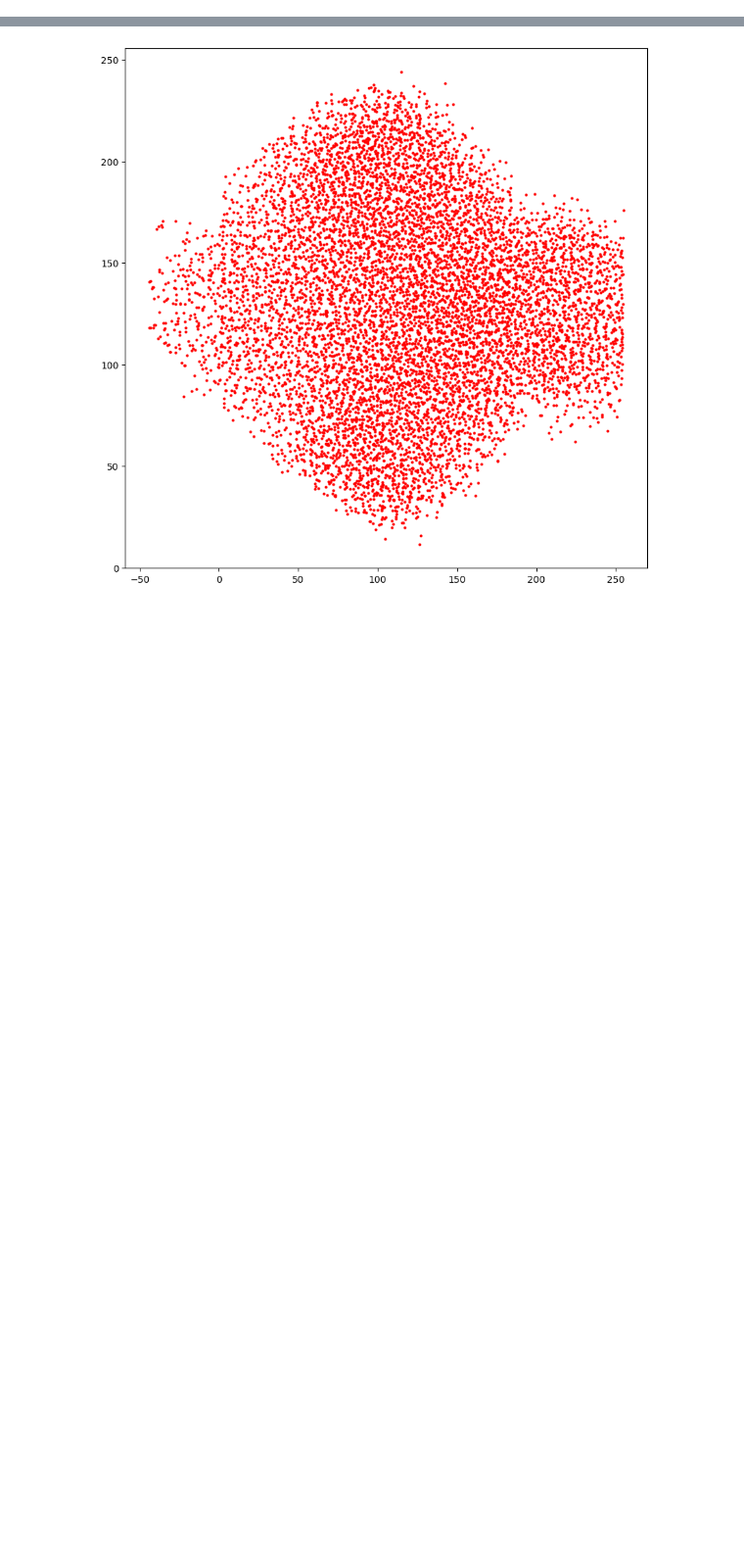
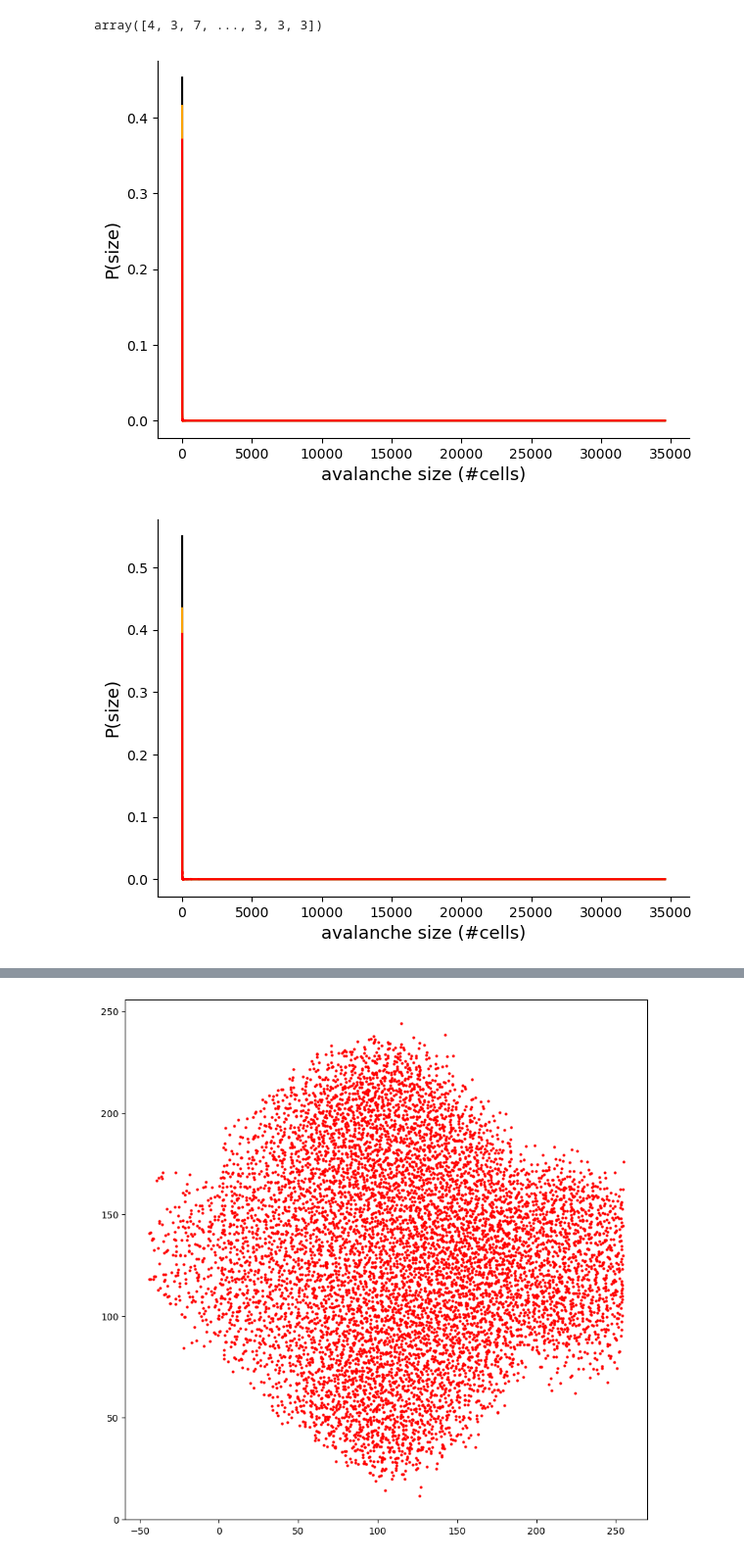
Before and after one commit to dafishcode/suite2p_analysis_py, a Jupyter notebook: Misc1.ipynb, the cells around one changed output, grey strips where cells are left out. Shown at 98% size. Saved outputs shown, nothing was run; the diff lists cells and outputs as text; code cells hidden in the pictures; blank space fills up the shorter version.

```diff
--- a/Misc1.ipynb
+++ b/Misc1.ipynb
@@ -36,0 +124,69 @@ The autoreload extension is already loaded. To reload it, use:
+# %%
+for i in range(len(blnlist)):
+    binvec = np.append(binvec, np.load(blnlist[i])[0])
+mini = np.min(binvec)
+maxi = np.max(binvec)
+for i in range(len(blnlist)):
+    avdistcut = np.load(blnlist[i])[0]
+    binned=np.linspace(mini,maxi, 675000)
+    hist = np.histogram(avdistcut, bins = binned)
+    xaxis = np.log10(hist[1][:-1])
+    yaxis = np.log10(hist[0]/np.sum(hist[0]))
+    axarr.plot(xaxis[:len(xaxis)-1], yaxis[:len(xaxis)-1], '-', linewidth = 1.5, markersize = 1, alpha = 1)
+axarr.set_ylabel('P(size)', size = '13')
+axarr.set_xlabel('avalanche size (#cells)', size = '13')
+axarr.get_xaxis().set_major_formatter(matplotlib.ticker.ScalarFormatter())
+axarr.set_title(str(np.mean(blnexp)), size = '13')
+axarr.spines['top'].set_visible(False)
+axarr.spines['right'].set_visible(False)
+plt.xlim(right = 2.5)
+plt.show()
+# %%
+bln_av[0][0]
+# %% [output]
+array([4, 3, 7, ..., 3, 3, 3])
+# %%
+import matplotlib
+import powerlaw
+num1 = adfn.name_zero('front',2,12,1)
+colors = ['black', 'darkorange','orangered']
+lines = ['-', '-', '-']
+nbins = 36000
+for i in range(len(bln_av)):
+    fig, axarr = plt.subplots(figsize = (7,5))
+
+    avdistcut = bln_av[i][0]
+    binned=np.linspace(mini,maxi, nbins)
+    hist = np.histogram(avdistcut, bins = binned)
+    xaxis = hist[1][:-1]
+    yaxis = hist[0]/np.sum(hist[0])
+    axarr.plot(xaxis[:len(xaxis)-1], yaxis[:len(xaxis)-1], '-', linewidth = 1.5, markersize = 1, alpha = 1, c = 'k')
+    #powerlaw.plot_pdf(bln_av[i][0], linestyle = '-',linewidth =1.5 , markersize = 1, alpha = 1, c = 'black')
+
+    avdistcut = pre_av[i][0]
+    binned=np.linspace(mini,maxi, nbins)
+    hist = np.histogram(avdistcut, bins = binned)
+    xaxis = hist[1][:-1]
+    yaxis = hist[0]/np.sum(hist[0])
+    axarr.plot(xaxis[:len(xaxis)-1], yaxis[:len(xaxis)-1], '-', linewidth = 1.5, markersize = 1, alpha = 1, c = 'orange')
+    #powerlaw.plot_pdf(pre_av[i][0], linestyle = '--',linewidth =1.5 , markersize = 1, alpha = 1, c = 'orange')
+
+    avdistcut = p20_av[i][0]
+    binned=np.linspace(mini,maxi, nbins)
+    hist = np.histogram(avdistcut, bins = binned)
+    xaxis = hist[1][:-1]
+    yaxis = hist[0]/np.sum(hist[0])
+    axarr.plot(xaxis[:len(xaxis)-1], yaxis[:len(xaxis)-1], '-', linewidth = 1.5, markersize = 1, alpha = 1, c = 'red')
+    #powerlaw.plot_pdf(p20_av[i][0], linestyle = '--',linewidth =1.5 , markersize = 1, alpha = 1, c = 'red')
+
+    axarr.get_xaxis().set_major_formatter(matplotlib.ticker.ScalarFormatter())
+    #plt.xlim(right = 100000)
+    #plt.ylim(bottom = 0.000005)
+    axarr.set_ylabel('P(size)', size = '13')
+    axarr.set_xlabel('avalanche size (#cells)', size = '13')
+    axarr.spines['top'].set_visible(False)
+    axarr.spines['right'].set_visible(False)
+    plt.show()
+# %% [output]
+[figure, added]
+[figure, added]
```
Also changed, not shown: parts of 18 cells of this notebook, 6 other files.
